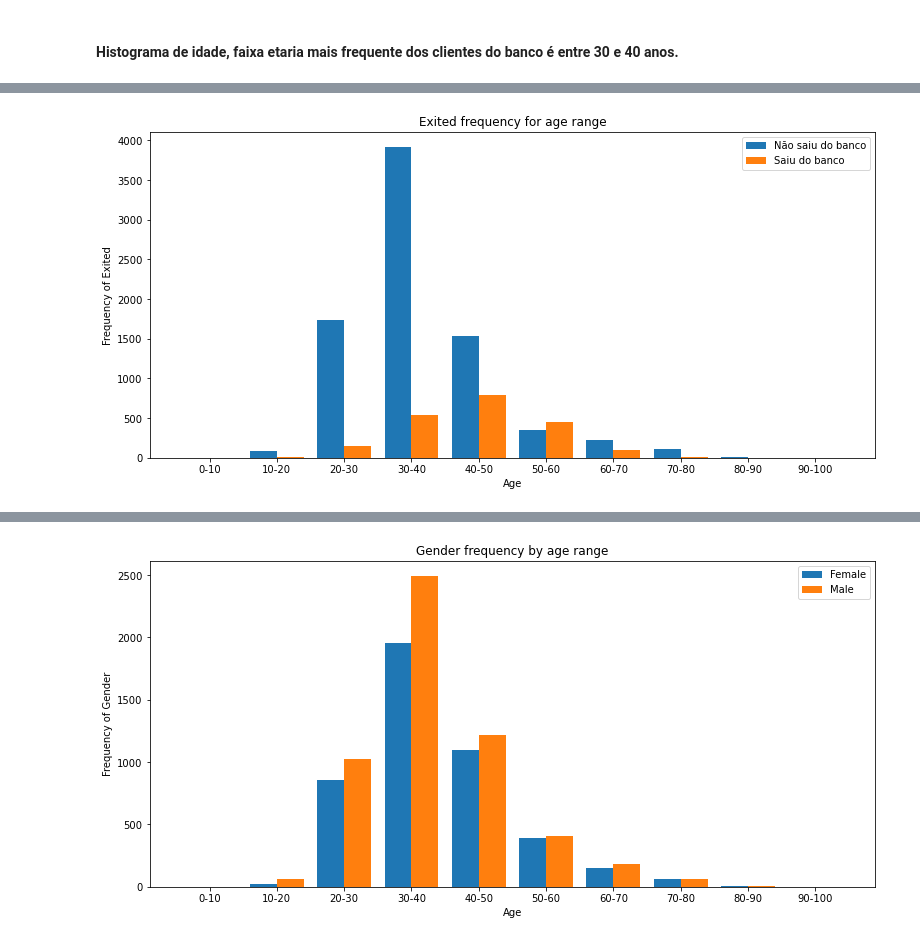
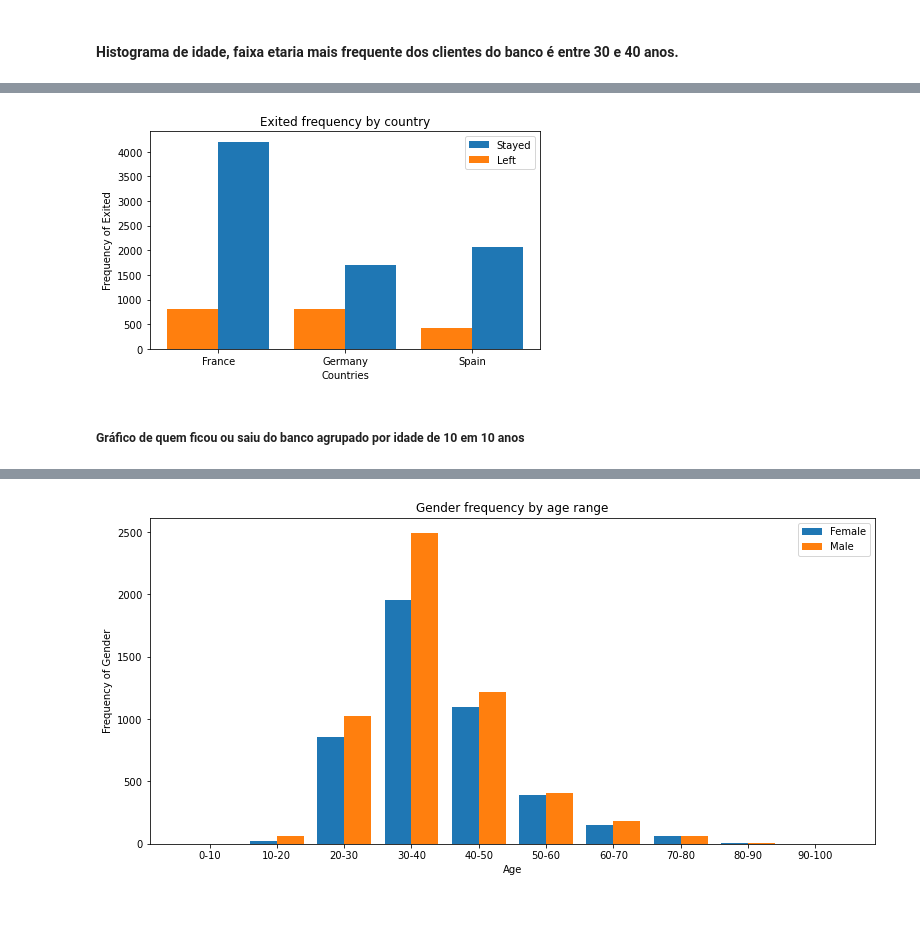
Before and after one commit to 13ggd/Predict-Churn, a Jupyter notebook: DESAFIO_INDICIUM.ipynb, the cells around one changed output, grey strips where cells are left out. Drawn from its saved outputs; the diff is of its cells as text; code cells hidden in the pictures; blank space fills up the shorter version.

```diff
--- a/DESAFIO_INDICIUM.ipynb
+++ b/DESAFIO_INDICIUM.ipynb
@@ -252,27 +319,25 @@ plt.show()
+# %%
+# Visualização da tabela de Exited frequency by country
+plt.figure(figsize=(7, 4))
+plt.bar(np.array([0, 1, 2]) + 0.4, df_country_inverse.Exited, width=0.4)
+plt.bar([0, 1, 2], df_country.Exited, width=0.4)
+plt.title('Exited frequency by country')
+plt.xlabel('Countries')
+plt.ylabel('Frequency of Exited')
+plt.xticks(np.array([0, 1, 2]) + 0.2, labels=['France', 'Germany', 'Spain'])
+plt.legend(['Stayed', 'Left'])
+plt.show()
+# %% [output]
+[figure, added]
+# %% [markdown]
+##### Gráfico de quem ficou ou saiu do banco agrupado por idade de 10 em 10 anos
 # %%
+# Bins, labels e agrupamento por age ranges para gerar as duas tabelas abaixo
 bins = [0, 10, 20, 30, 40, 50, 60, 70, 80, 90, 100]
-labels=['0-10','10-20','20-30','30-40','40-50','50-60','60-70','70-80','80-90','90-100']
-
-df_age_ranges_exited = df_churn_clean.copy()
-df_age_ranges_exited.Exited = df_age_ranges_exited.Exited.map({0: 1, 1: 0})
-df_age_ranges_exited = df_age_ranges_exited.groupby(pd.cut(df_churn_clean['Age'], bins=bins, labels=labels)).sum()
-df_age_ranges_exited.index = df_age_ranges_exited.index.rename('range')
-df_age_ranges_exited = df_age_ranges_exited.reset_index()
+labels=['0-10', '10-20', '20-30', '30-40', '40-50', '50-60', '60-70', '70-80', '80-90', '90-100']
 
 df_age_ranges = df_churn_clean.groupby(pd.cut(df_churn_clean['Age'], bins=bins, labels=labels)).sum()
 df_age_ranges.index = df_age_ranges.index.rename('range')
 df_age_ranges = df_age_ranges.reset_index()
 
 ticks = np.array([0, 1, 2, 3, 4, 5, 6, 7, 8, 9])
-
-plt.figure(figsize=(13, 6))
-plt.bar(ticks, df_age_ranges_exited.Exited, width=0.4)
-plt.bar(ticks + 0.4, df_age_ranges.Exited, width=0.4)
-plt.xticks(ticks + 0.2, labels=['0-10','10-20','20-30','30-40','40-50','50-60','60-70','70-80','80-90','90-100'])
-plt.title('Exited frequency for age range')
-plt.xlabel('Age')
-plt.ylabel('Frequency of Exited')
-plt.legend(['Não saiu do banco', 'Saiu do banco'])
-plt.show()
-# %% [output]
-[figure, removed]
```
Also changed, not shown: parts of 65 cells of this notebook.
